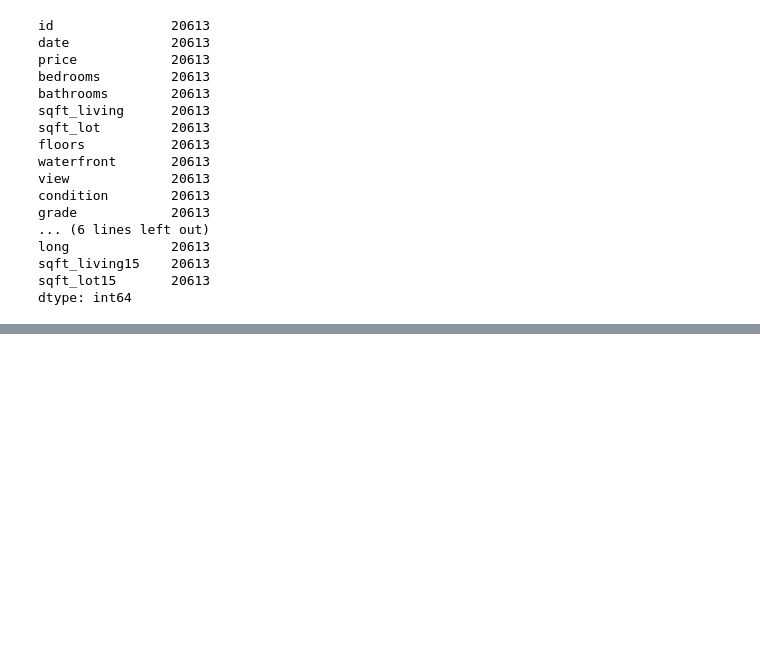
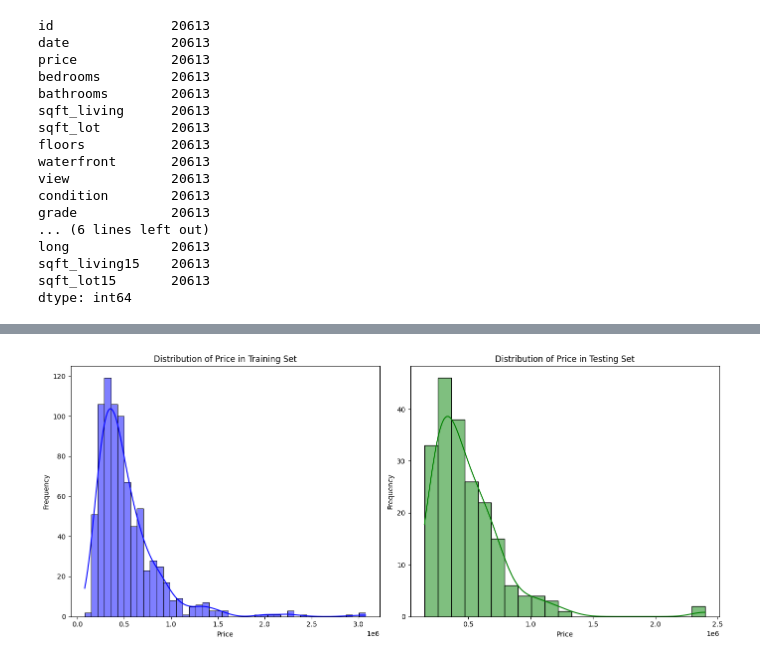
Before and after one commit to ashedrack/coursework_7135, a Jupyter notebook: hs_predict.ipynb, the cells around one changed output, grey strips where cells are left out. Cells and saved outputs as stored; diff of their text form; code cells hidden in the pictures; blank space fills up the shorter version.

```diff
--- a/hs_predict.ipynb
+++ b/hs_predict.ipynb
@@ -116,6 +123,27 @@ X_train, X_test, y_train, y_test = train_test_split(X, y, test_size=0.2, random_
 scaler = StandardScaler()
 X_train = scaler.fit_transform(X_train)
 X_test = scaler.transform(X_test)
+# %%
+# Plot the distribution of price in the training set
+plt.figure(figsize=(14, 6))
+
+plt.subplot(1, 2, 1)
+sns.histplot(y_train, kde=True, color='blue')
+plt.title('Distribution of Price in Training Set')
+plt.xlabel('Price')
+plt.ylabel('Frequency')
+
+# Plot the distribution of price in the testing set
+plt.subplot(1, 2, 2)
+sns.histplot(y_test, kde=True, color='green')
+plt.title('Distribution of Price in Testing Set')
+plt.xlabel('Price')
+plt.ylabel('Frequency')
+
+plt.tight_layout()
+plt.show()
+# %% [output]
+[figure, added]
 # %%
 
 
```
Also changed, not shown: parts of 18 cells of this notebook.
